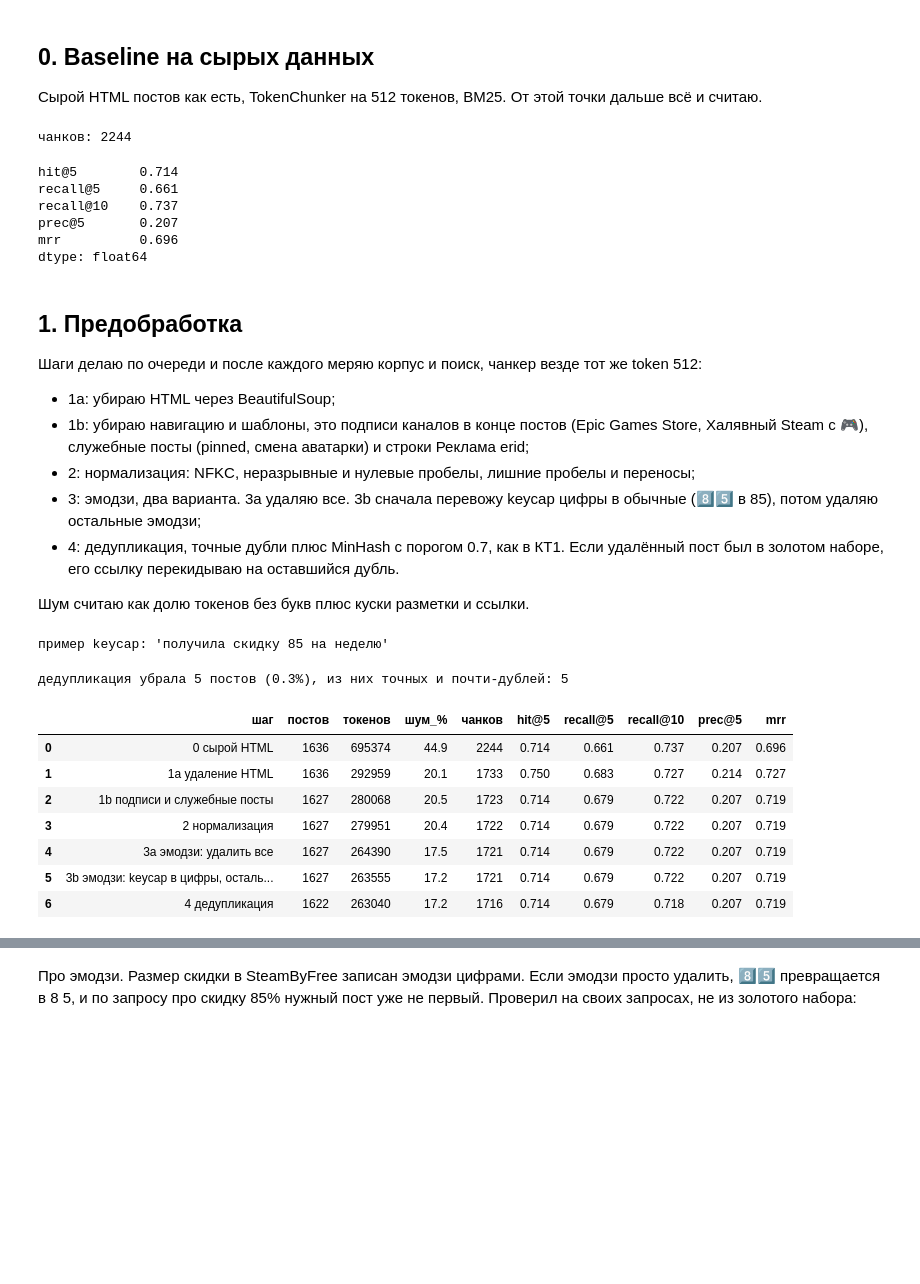
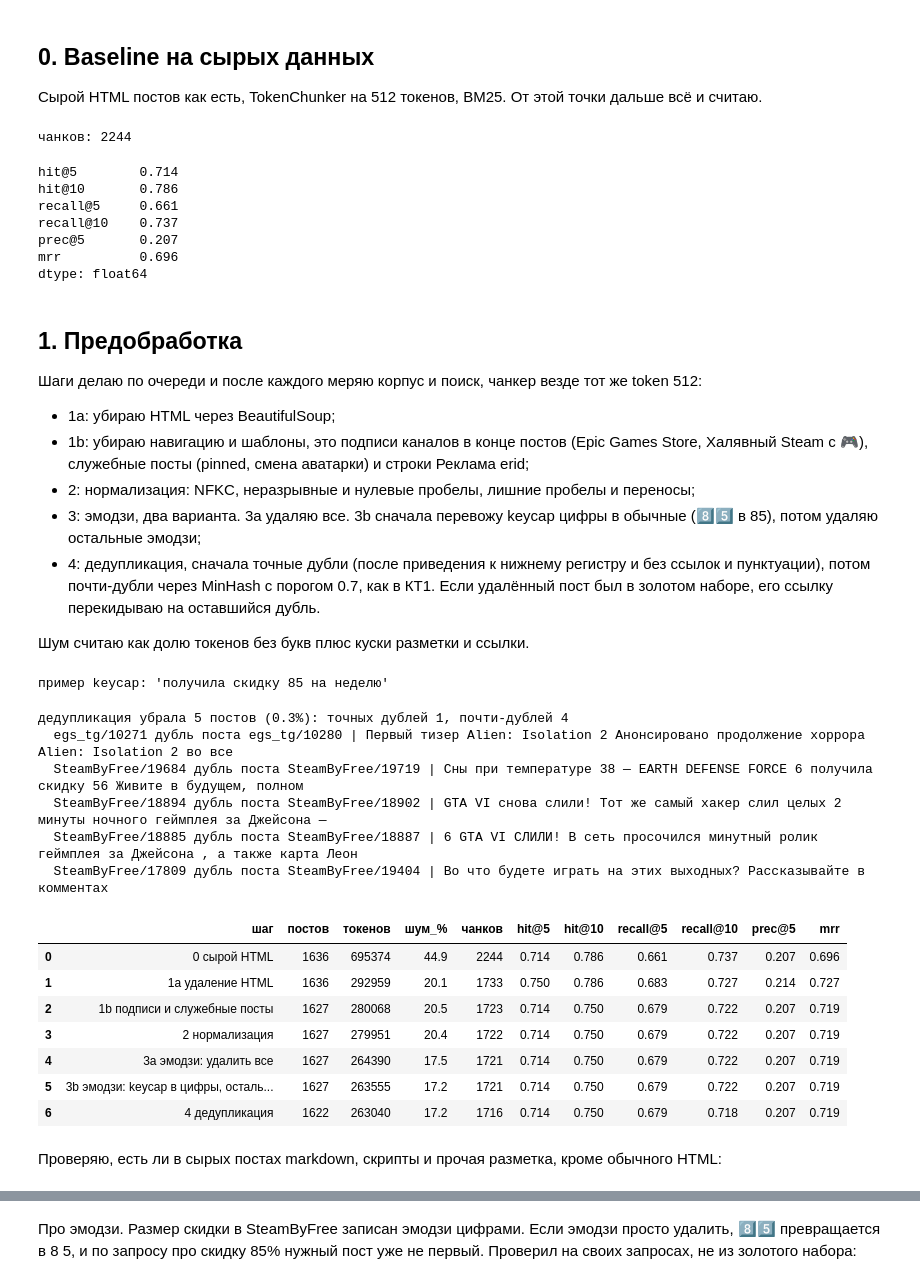
Before and after one commit to Anmishc/rag-games-telegram, a Jupyter notebook: kt2/RAG_КТ2_Мищенко_Андрей.ipynb, the cells around one changed output, grey strips where cells are left out. Cells and saved outputs as stored; diff of their text form; code cells hidden in the pictures; blank space fills up the shorter version.

Commit message:
КТ2: правки после ревью

```diff
--- a/kt2/RAG_КТ2_Мищенко_Андрей.ipynb
+++ b/kt2/RAG_КТ2_Мищенко_Андрей.ipynb
@@ -137,7 +145,9 @@ def log_final(name, search, chunks, index_time, dup_map, **parts):
 # %%
 docs_raw = [{'doc_id': r.doc_id, 'source': r.source, 'date': str(r.date), 'text': r.raw_html} for r in corpus.itertuples()]
 token512 = TokenChunker(tokenizer='cl100k_base', chunk_size=512)
+t0 = time.time()
 chunks_raw = chunk_docs(docs_raw, token512)
+t_raw_chunk = time.time() - t0
 bm25_raw = BM25Index(chunks_raw)
 base_eval = evaluate(bm25_raw.search, val_q)
 print('чанков:', len(chunks_raw))
@@ -145,6 +155,7 @@ summary(base_eval)
 # %% [output]
 чанков: 2244
 hit@5        0.714
+hit@10       0.786
 recall@5     0.661
 recall@10    0.737
 prec@5       0.207
@@ -158,7 +169,7 @@ dtype: float64
 - 1b: убираю навигацию и шаблоны, это подписи каналов в конце постов (Epic Games Store, Халявный Steam с 🎮), служебные посты (pinned, смена аватарки) и строки Реклама erid;
 - 2: нормализация: NFKC, неразрывные и нулевые пробелы, лишние пробелы и переносы;
 - 3: эмодзи, два варианта. 3a удаляю все. 3b сначала перевожу keycap цифры в обычные (8️⃣5️⃣ в 85), потом удаляю остальные эмодзи;
-- 4: дедупликация, точные дубли плюс MinHash с порогом 0.7, как в КТ1. Если удалённый пост был в золотом наборе, его ссылку перекидываю на оставшийся дубль.
+- 4: дедупликация, сначала точные дубли (после приведения к нижнему регистру и без ссылок и пунктуации), потом почти-дубли через MinHash с порогом 0.7, как в КТ1. Если удалённый пост был в золотом наборе, его ссылку перекидываю на оставшийся дубль.
 
 Шум считаю как долю токенов без букв плюс куски разметки и ссылки.
 # %%
@@ -196,13 +207,14 @@ def emoji_keycap_digits(t):
 def dedup(docs, thr=0.7):
     def norm(t):
         return re.sub(r'\s+', ' ', re.sub(r'[^\w\s]', ' ', re.sub(r'https?://\S+', ' ', t.lower()))).strip()
-    keep, dup_map, seen = [], {}, {}
+    keep, dup_map, seen, exact = [], {}, {}, set()
     for d in docs:
         n = norm(d['text'])
         if not n:
             continue
         if n in seen:
             dup_map[d['doc_id']] = seen[n]
+            exact.add(d['doc_id'])
             continue
         seen[n] = d['doc_id']
         keep.append(d)
@@ -221,40 +233,55 @@ def dedup(docs, thr=0.7):
             continue
         lsh.insert(d['doc_id'], m)
         final.append(d)
-    return final, dup_map
+    return final, dup_map, exact
 
 print('пример keycap:', repr(emoji_keycap_digits('получила скидку 8️⃣ 5️⃣ на неделю')))
 # %% [output]
 пример keycap: 'получила скидку 85 на неделю'
 # %%
-steps = {'0 сырой HTML': docs_raw}
-steps['1a удаление HTML'] = [dict(d, text=strip_html(d['text'])) for d in steps['0 сырой HTML']]
-steps['1b подписи и служебные посты'] = [dict(d, text=strip_boiler(d['text'])) for d in steps['1a удаление HTML']]
-steps['2 нормализация'] = [dict(d, text=normalize(d['text'])) for d in steps['1b подписи и служебные посты']]
-steps['3a эмодзи: удалить все'] = [dict(d, text=emoji_remove_all(d['text'])) for d in steps['2 нормализация']]
-steps['3b эмодзи: keycap в цифры, остальные удалить'] = [dict(d, text=emoji_keycap_digits(d['text'])) for d in steps['2 нормализация']]
-docs_clean, dup_map = dedup([d for d in steps['3b эмодзи: keycap в цифры, остальные удалить'] if d['text'].strip()])
-steps['4 дедупликация'] = docs_clean
+S_RAW, S_HTML, S_BOIL, S_NORM = '0 сырой HTML', '1a удаление HTML', '1b подписи и служебные посты', '2 нормализация'
+S_EMO_DEL, S_EMO_KEY, S_DEDUP = '3a эмодзи: удалить все', '3b эмодзи: keycap в цифры, остальные удалить', '4 дедупликация'
 
-rows = []
+steps = {S_RAW: docs_raw}
+steps[S_HTML] = [dict(d, text=strip_html(d['text'])) for d in steps[S_RAW]]
+steps[S_BOIL] = [dict(d, text=strip_boiler(d['text'])) for d in steps[S_HTML]]
+steps[S_NORM] = [dict(d, text=normalize(d['text'])) for d in steps[S_BOIL]]
+steps[S_EMO_DEL] = [dict(d, text=emoji_remove_all(d['text'])) for d in steps[S_NORM]]
+steps[S_EMO_KEY] = [dict(d, text=emoji_keycap_digits(d['text'])) for d in steps[S_NORM]]
+before_dedup = [d for d in steps[S_EMO_KEY] if d['text'].strip()]
+docs_clean, dup_map, exact = dedup(before_dedup)
+steps[S_DEDUP] = docs_clean
+step_chunks = lambda st: chunk_docs(steps[st], token512)
+
+rows, step_eval = [], {}
 for name, docs in steps.items():
     nonempty = [d for d in docs if d['text'].strip()]
-    ch = chunk_docs(nonempty, token512)
-    dm = dup_map if name.startswith('4') else None
-    s = summary(evaluate(BM25Index(ch).search, val_q, dm))
+    ch = step_chunks(name)
+    step_eval[name] = evaluate(BM25Index(ch).search, val_q, dup_map if name == S_DEDUP else None)
     rows.append({'шаг': name, 'постов': len(nonempty), 'токенов': sum(ntok(d['text']) for d in nonempty),
-                 'шум_%': round(100 * noise_share([d['text'] for d in nonempty]), 1), 'чанков': len(ch), **s})
+                 'шум_%': round(100 * noise_share([d['text'] for d in nonempty]), 1), 'чанков': len(ch), **summary(step_eval[name])})
 clean_table = pd.DataFrame(rows)
-n_before = len([d for d in steps['3b эмодзи: keycap в цифры, остальные удалить'] if d['text'].strip()])
-print(f'дедупликация убрала {n_before - len(docs_clean)} постов ({100 * (n_before - len(docs_clean)) / n_before:.1f}%), из них точных и почти-дублей: {len(dup_map)}')
+
+kept = {d['doc_id'] for d in docs_clean}
+removed = [d for d in before_dedup if d['doc_id'] not in kept]
+print(f'дедупликация убрала {len(removed)} постов ({100 * len(removed) / len(before_dedup):.1f}%): точных дублей {len(exact)}, почти-дублей {len(dup_map) - len(exact)}')
+for d in removed:
+    print(' ', d['doc_id'], 'дубль поста', dup_map.get(d['doc_id']), '|', d['text'][:90].replace('\n', ' '))
 clean_table
 # %% [output]
-дедупликация убрала 5 постов (0.3%), из них точных и почти-дублей: 5
+дедупликация убрала 5 постов (0.3%): точных дублей 1, почти-дублей 4
+  egs_tg/10271 дубль поста egs_tg/10280 | Первый тизер Alien: Isolation 2 Анонсировано продолжение хоррора Alien: Isolation 2 во все
+  SteamByFree/19684 дубль поста SteamByFree/19719 | Сны при температуре 38 — EARTH DEFENSE FORCE 6 получила скидку 56 Живите в будущем, полном
+  SteamByFree/18894 дубль поста SteamByFree/18902 | GTA VI снова слили! Тот же самый хакер слил целых 2 минуты ночного геймплея за Джейсона —
+  SteamByFree/18885 дубль поста SteamByFree/18887 | 6 GTA VI СЛИЛИ! В сеть просочился минутный ролик геймплея за Джейсона , а также карта Леон
+  SteamByFree/17809 дубль поста SteamByFree/19404 | Во что будете играть на этих выходных? Рассказывайте в комментах
-|  | шаг | постов | токенов | шум_% | чанков | hit@5 | recall@5 | recall@10 | prec@5 | mrr |
-| 0 | 0 сырой HTML | 1636 | 695374 | 44.9 | 2244 | 0.714 | 0.661 | 0.737 | 0.207 | 0.696 |
-| 1 | 1a удаление HTML | 1636 | 292959 | 20.1 | 1733 | 0.750 | 0.683 | 0.727 | 0.214 | 0.727 |
-| 2 | 1b подписи и служебные посты | 1627 | 280068 | 20.5 | 1723 | 0.714 | 0.679 | 0.722 | 0.207 | 0.719 |
-| 3 | 2 нормализация | 1627 | 279951 | 20.4 | 1722 | 0.714 | 0.679 | 0.722 | 0.207 | 0.719 |
-| 4 | 3a эмодзи: удалить все | 1627 | 264390 | 17.5 | 1721 | 0.714 | 0.679 | 0.722 | 0.207 | 0.719 |
-| 5 | 3b эмодзи: keycap в цифры, осталь... | 1627 | 263555 | 17.2 | 1721 | 0.714 | 0.679 | 0.722 | 0.207 | 0.719 |
-| 6 | 4 дедупликация | 1622 | 263040 | 17.2 | 1716 | 0.714 | 0.679 | 0.718 | 0.207 | 0.719 |
+|  | шаг | постов | токенов | шум_% | чанков | hit@5 | hit@10 | recall@5 | recall@10 | prec@5 | mrr |
+| 0 | 0 сырой HTML | 1636 | 695374 | 44.9 | 2244 | 0.714 | 0.786 | 0.661 | 0.737 | 0.207 | 0.696 |
+| 1 | 1a удаление HTML | 1636 | 292959 | 20.1 | 1733 | 0.750 | 0.786 | 0.683 | 0.727 | 0.214 | 0.727 |
+| 2 | 1b подписи и служебные посты | 1627 | 280068 | 20.5 | 1723 | 0.714 | 0.750 | 0.679 | 0.722 | 0.207 | 0.719 |
+| 3 | 2 нормализация | 1627 | 279951 | 20.4 | 1722 | 0.714 | 0.750 | 0.679 | 0.722 | 0.207 | 0.719 |
+| 4 | 3a эмодзи: удалить все | 1627 | 264390 | 17.5 | 1721 | 0.714 | 0.750 | 0.679 | 0.722 | 0.207 | 0.719 |
+| 5 | 3b эмодзи: keycap в цифры, осталь... | 1627 | 263555 | 17.2 | 1721 | 0.714 | 0.750 | 0.679 | 0.722 | 0.207 | 0.719 |
+| 6 | 4 дедупликация | 1622 | 263040 | 17.2 | 1716 | 0.714 | 0.750 | 0.679 | 0.718 | 0.207 | 0.719 |
+# %% [markdown]
+Проверяю, есть ли в сырых постах markdown, скрипты и прочая разметка, кроме обычного HTML:
```
Also changed, not shown: parts of 56 cells of this notebook, 28 other files.
